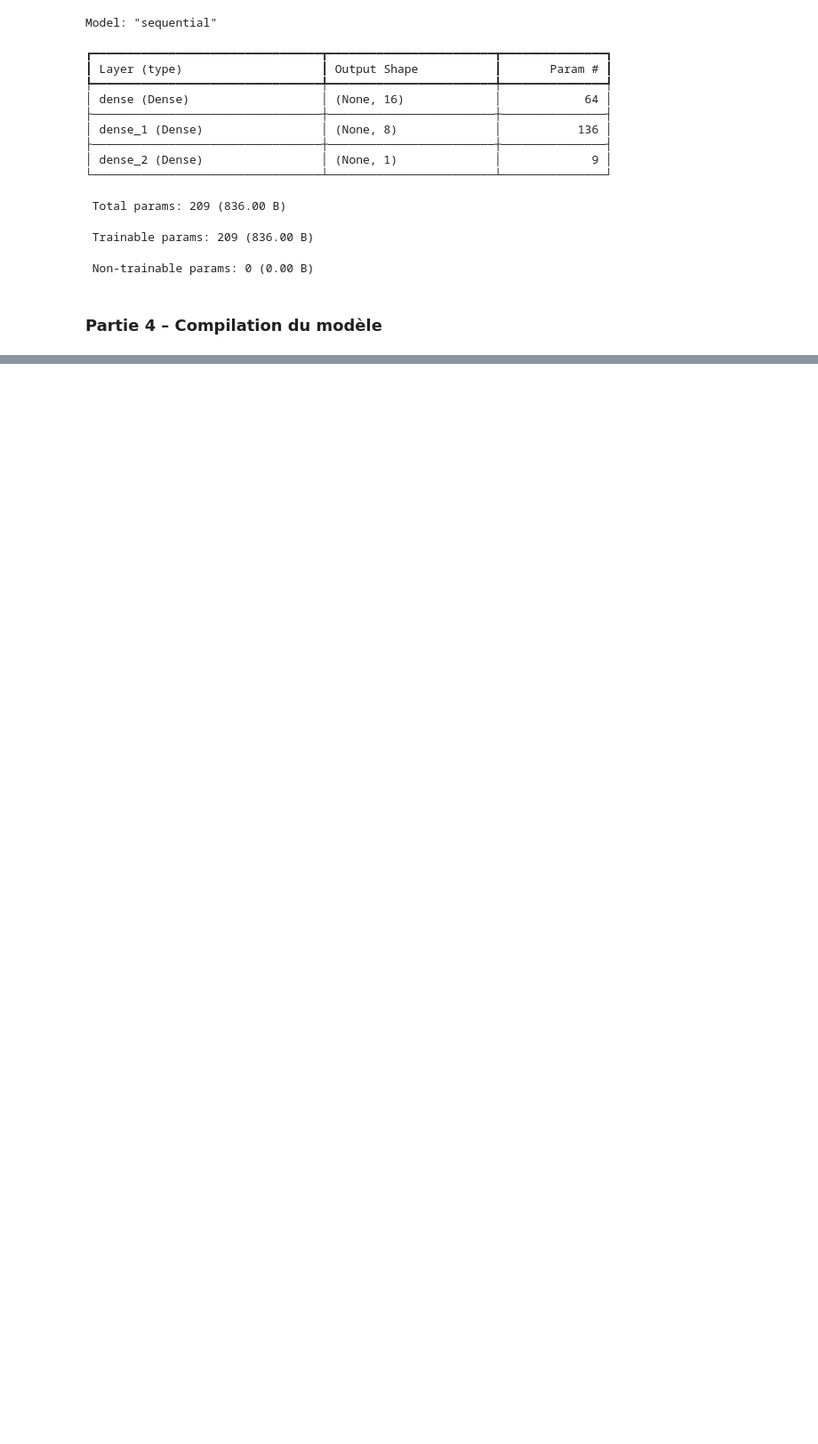
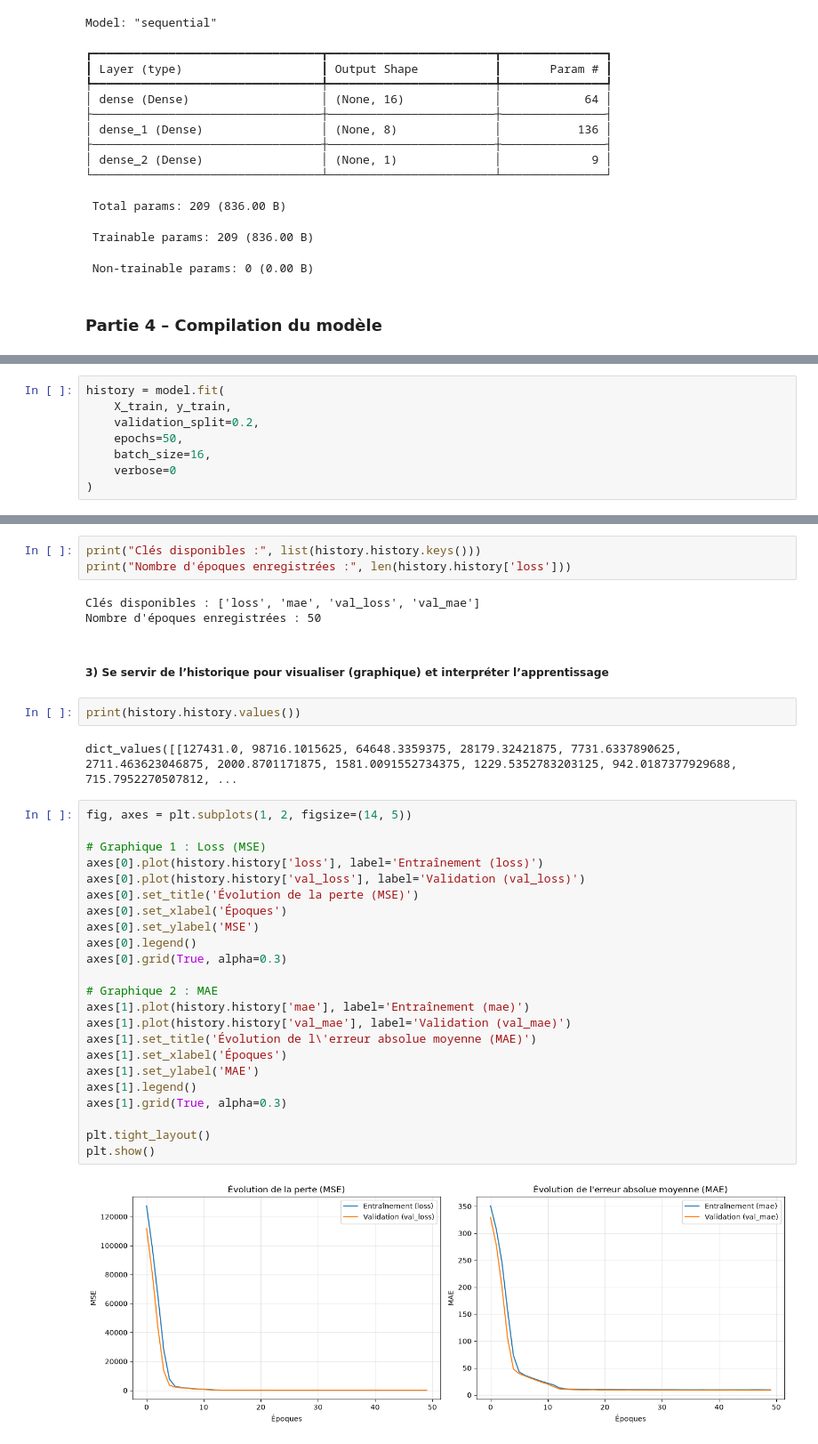
Before and after one commit to NdiayeAmanatou/atelier_tensorflow_1, a Jupyter notebook: atelier_tensorflow_iot/notebooks/atelier_tensorflow_iot.ipynb, the cells around one changed output, grey strips where cells are left out. Shown at 89% size. Saved outputs shown, nothing was run; the diff lists cells and outputs as text; blank space fills up the shorter version.

Commit message:
Partie 5 – Entraînement du modèle

```diff
--- a/atelier_tensorflow_iot/notebooks/atelier_tensorflow_iot.ipynb
+++ b/atelier_tensorflow_iot/notebooks/atelier_tensorflow_iot.ipynb
@@ -99,0 +102,8 @@ WARNING:tensorflow:TensorFlow GPU support is not available on native Windows for
+# %%
+history = model.fit(
+    X_train, y_train,
+    validation_split=0.2,
+    epochs=50,
+    batch_size=16,
+    verbose=0
+)
@@ -99,0 +112,37 @@ WARNING:tensorflow:TensorFlow GPU support is not available on native Windows for
+# %%
+print("Clés disponibles :", list(history.history.keys()))
+print("Nombre d'époques enregistrées :", len(history.history['loss']))
+# %% [output]
+Clés disponibles : ['loss', 'mae', 'val_loss', 'val_mae']
+Nombre d'époques enregistrées : 50
+# %% [markdown]
+##### 3) Se servir de l’historique pour visualiser (graphique) et interpréter l’apprentissage
+# %%
+print(history.history.values())
+# %% [output]
+dict_values([[127431.0, 98716.1015625, 64648.3359375, 28179.32421875, 7731.6337890625, 2711.463623046875, 2000.8701171875, 1581.0091552734375, 1229.5352783203125, 942.0187377929688, 715.7952270507812, ...
+# %%
+fig, axes = plt.subplots(1, 2, figsize=(14, 5))
+
+# Graphique 1 : Loss (MSE)
+axes[0].plot(history.history['loss'], label='Entraînement (loss)')
+axes[0].plot(history.history['val_loss'], label='Validation (val_loss)')
+axes[0].set_title('Évolution de la perte (MSE)')
+axes[0].set_xlabel('Époques')
+axes[0].set_ylabel('MSE')
+axes[0].legend()
+axes[0].grid(True, alpha=0.3)
+
+# Graphique 2 : MAE
+axes[1].plot(history.history['mae'], label='Entraînement (mae)')
+axes[1].plot(history.history['val_mae'], label='Validation (val_mae)')
+axes[1].set_title('Évolution de l\'erreur absolue moyenne (MAE)')
+axes[1].set_xlabel('Époques')
+axes[1].set_ylabel('MAE')
+axes[1].legend()
+axes[1].grid(True, alpha=0.3)
+
+plt.tight_layout()
+plt.show()
+# %% [output]
+[figure, added]
```
Also changed, not shown: parts of 5 cells of this notebook.
